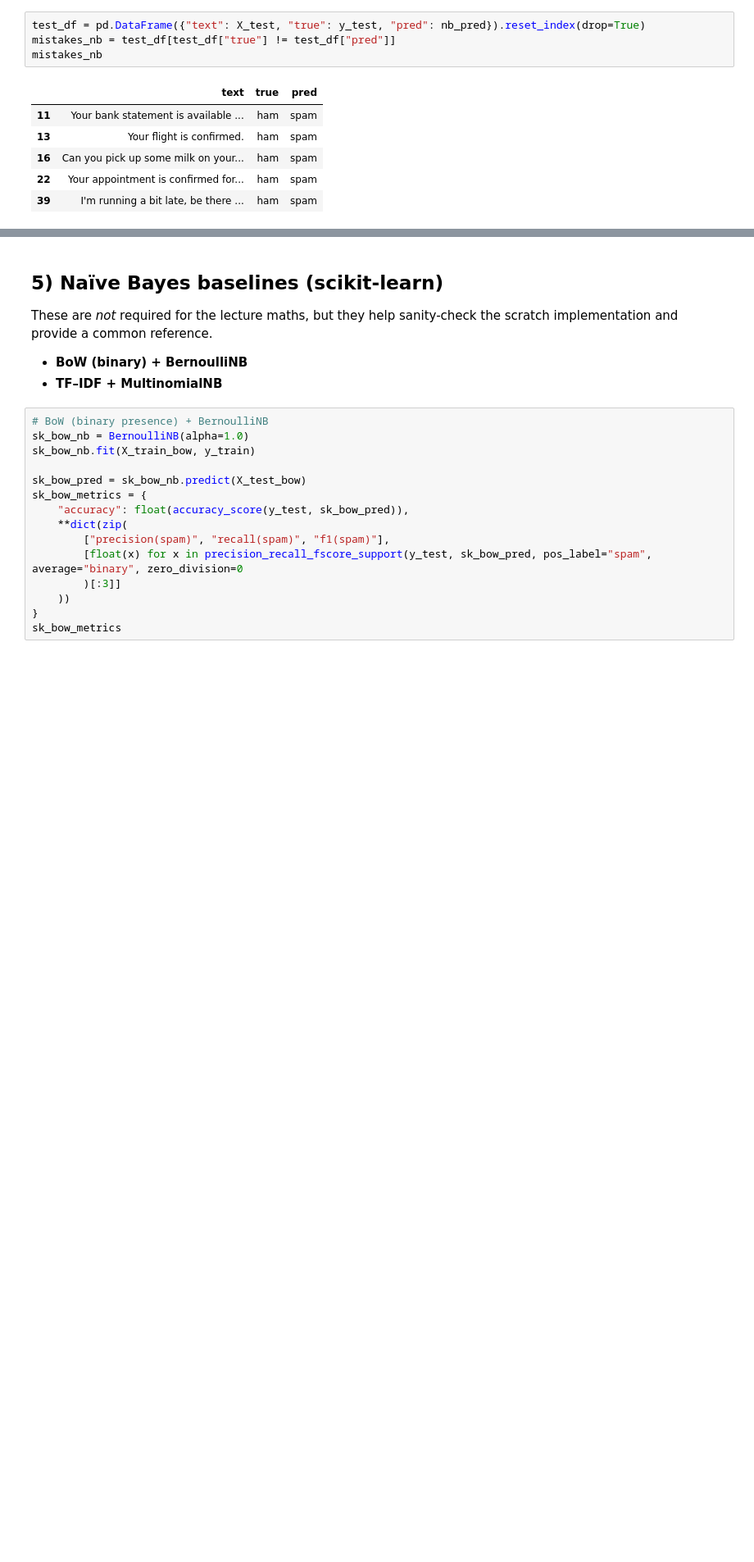
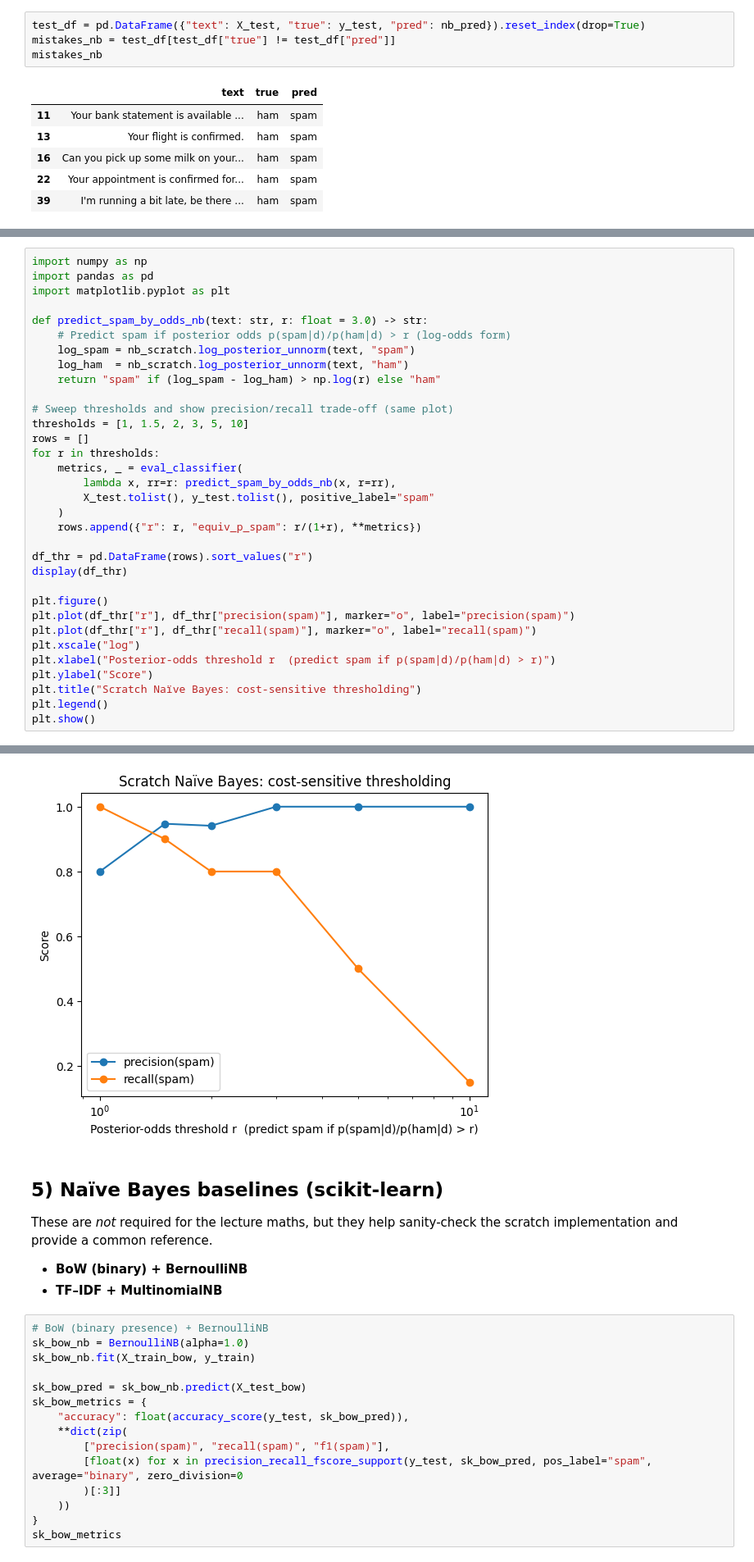
Before and after one commit to zhiwu-huang/COMP6237-Data-Mining-Demo-Code, a Jupyter notebook: 07_document_filtering_spam_ham.ipynb, the cells around one changed output, grey strips where cells are left out. Shown at 82% size. Drawn from its saved outputs; the diff is of its cells as text; blank space fills up the shorter version.

```diff
--- a/07_document_filtering_spam_ham.ipynb
+++ b/07_document_filtering_spam_ham.ipynb
@@ -527,0 +544,34 @@ mistakes_nb
+# %%
+import numpy as np
+import pandas as pd
+import matplotlib.pyplot as plt
+
+def predict_spam_by_odds_nb(text: str, r: float = 3.0) -> str:
+    # Predict spam if posterior odds p(spam|d)/p(ham|d) > r (log-odds form)
+    log_spam = nb_scratch.log_posterior_unnorm(text, "spam")
+    log_ham  = nb_scratch.log_posterior_unnorm(text, "ham")
+    return "spam" if (log_spam - log_ham) > np.log(r) else "ham"
+
+# Sweep thresholds and show precision/recall trade-off (same plot)
+thresholds = [1, 1.5, 2, 3, 5, 10]
+rows = []
+for r in thresholds:
+    metrics, _ = eval_classifier(
+        lambda x, rr=r: predict_spam_by_odds_nb(x, r=rr),
+        X_test.tolist(), y_test.tolist(), positive_label="spam"
+    )
+    rows.append({"r": r, "equiv_p_spam": r/(1+r), **metrics})
+
+df_thr = pd.DataFrame(rows).sort_values("r")
+display(df_thr)
+
+plt.figure()
+plt.plot(df_thr["r"], df_thr["precision(spam)"], marker="o", label="precision(spam)")
+plt.plot(df_thr["r"], df_thr["recall(spam)"], marker="o", label="recall(spam)")
+plt.xscale("log")
+plt.xlabel("Posterior-odds threshold r  (predict spam if p(spam|d)/p(ham|d) > r)")
+plt.ylabel("Score")
+plt.title("Scratch Naïve Bayes: cost-sensitive thresholding")
+plt.legend()
+plt.show()
+# %% [output]
@@ -528,3 +585,4 @@ mistakes_nb
+[figure, added]
 # %% [markdown]
 ## 5) Naïve Bayes baselines (scikit-learn)
 
```
Also changed, not shown: parts of 4 cells of this notebook.
